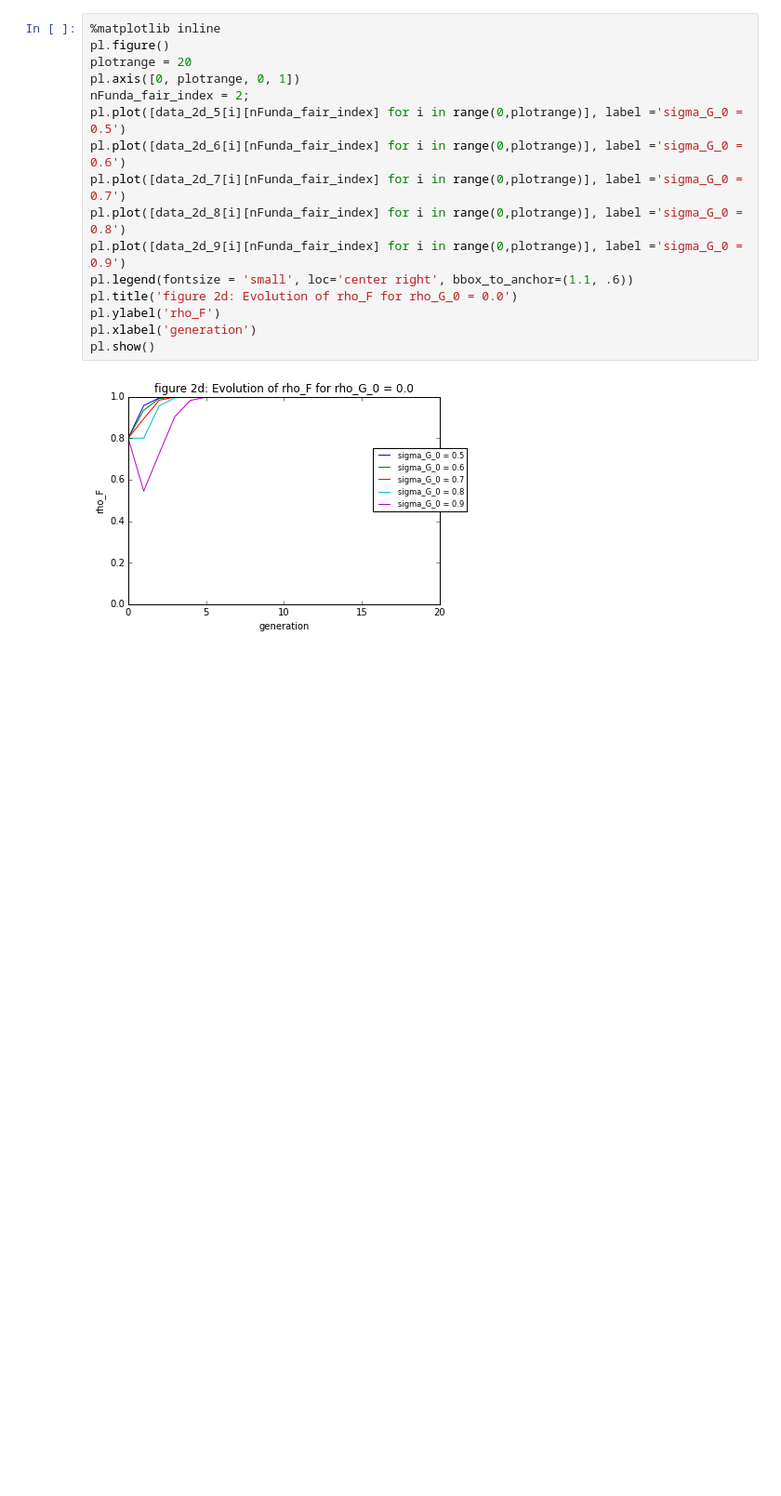
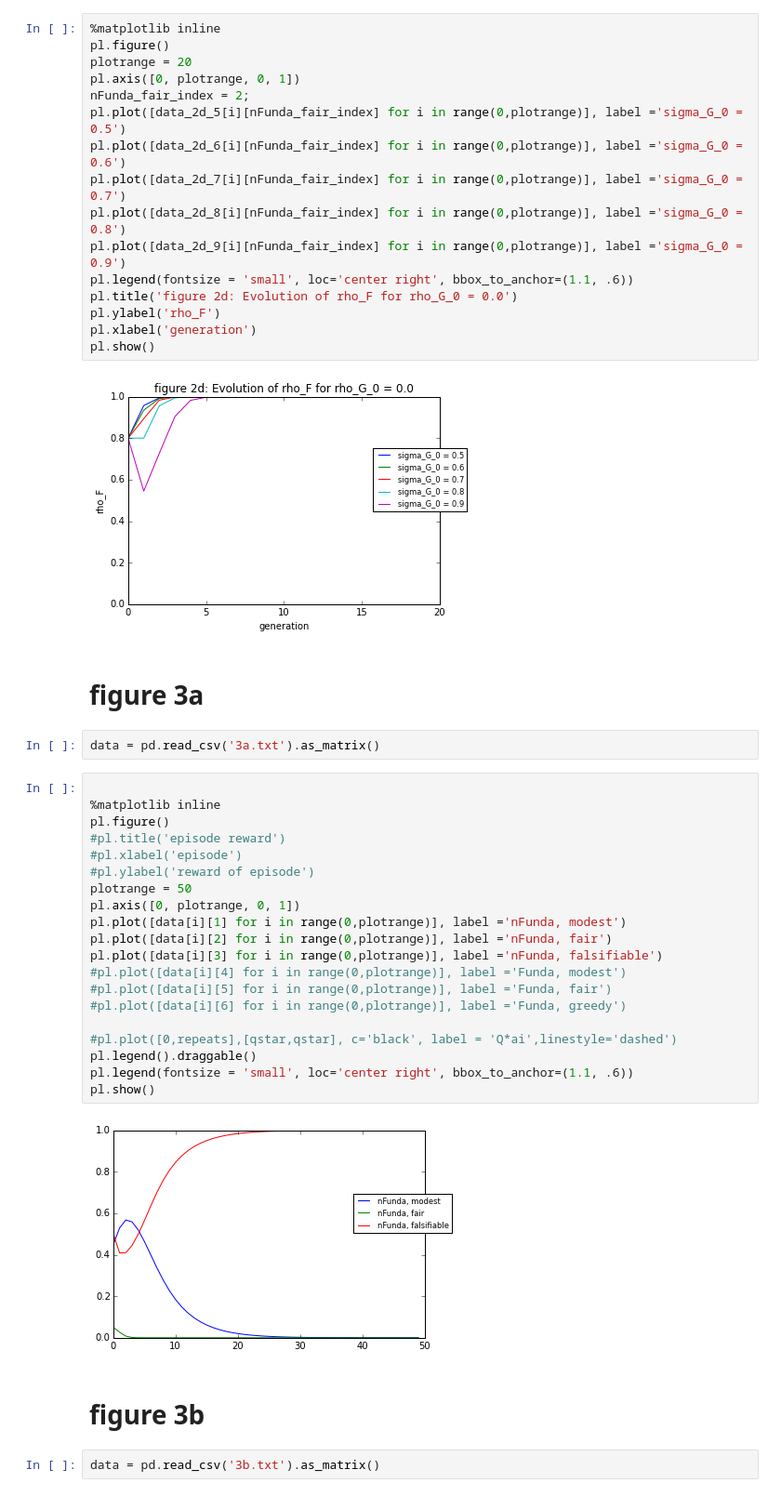
Before and after one commit to nversbra/GameTheory, a Jupyter notebook: GT/results/Plots.ipynb, the cells around one changed output. Shown: that part at 93% size. Saved outputs shown, nothing was run; the diff lists cells and outputs as text; blank space fills up the shorter version.

```diff
--- a/GT/results/Plots.ipynb
+++ b/GT/results/Plots.ipynb
@@ -218,3 +218,33 @@ pl.xlabel('generation')
 pl.show()
 # %% [output]
 [figure]
+# %% [markdown]
+# figure 3a
+# %%
+data = pd.read_csv('3a.txt').as_matrix()
+# %%
+
+%matplotlib inline
+pl.figure()
+#pl.title('episode reward')
+#pl.xlabel('episode')
+#pl.ylabel('reward of episode')
+plotrange = 50
+pl.axis([0, plotrange, 0, 1])
+pl.plot([data[i][1] for i in range(0,plotrange)], label ='nFunda, modest')
+pl.plot([data[i][2] for i in range(0,plotrange)], label ='nFunda, fair')
+pl.plot([data[i][3] for i in range(0,plotrange)], label ='nFunda, falsifiable')
+#pl.plot([data[i][4] for i in range(0,plotrange)], label ='Funda, modest')
+#pl.plot([data[i][5] for i in range(0,plotrange)], label ='Funda, fair')
+#pl.plot([data[i][6] for i in range(0,plotrange)], label ='Funda, greedy')
+
+#pl.plot([0,repeats],[qstar,qstar], c='black', label = 'Q*ai',linestyle='dashed')
+pl.legend().draggable()
+pl.legend(fontsize = 'small', loc='center right', bbox_to_anchor=(1.1, .6))
+pl.show()
+# %% [output]
+[figure, added]
+# %% [markdown]
+# figure 3b
+# %%
+data = pd.read_csv('3b.txt').as_matrix()
```
Also changed, not shown: parts of 4 cells of this notebook, 5 other files.
